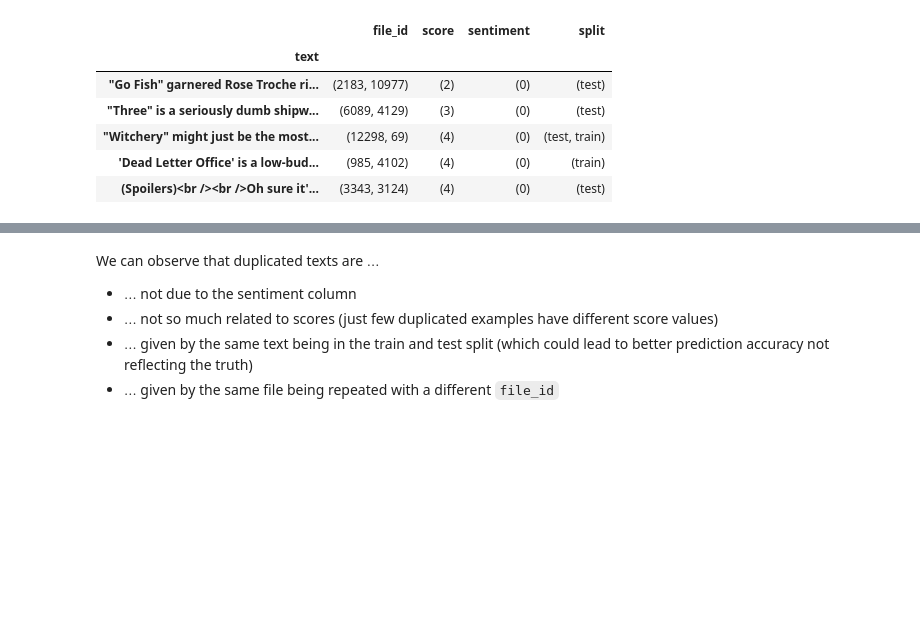
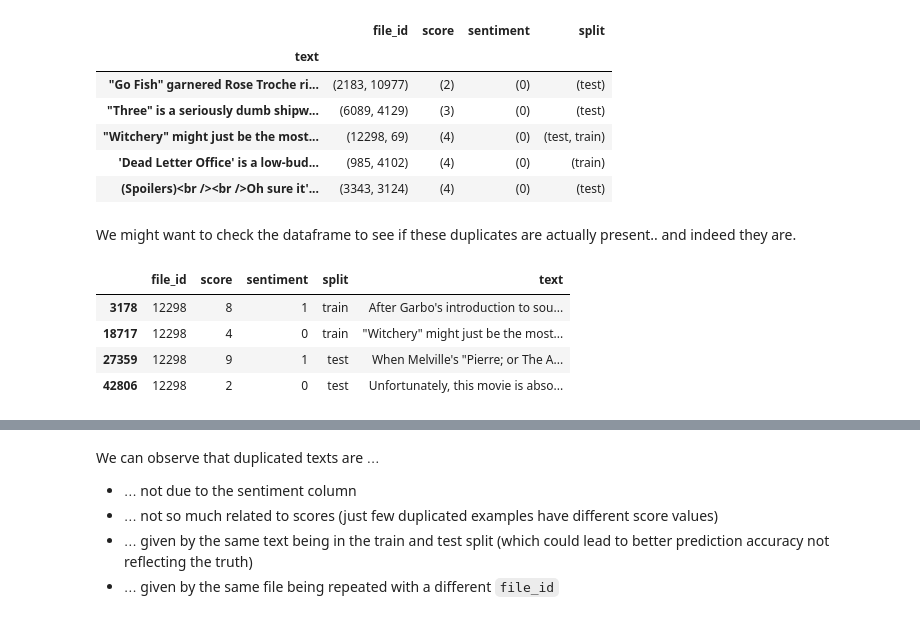
Before and after one commit to Wadaboa/nlp-assignments, a Jupyter notebook: sentiment_analysis.ipynb, the cells around one changed output, grey strips where cells are left out. Drawn from its saved outputs; the diff is of its cells as text; code cells hidden in the pictures; blank space fills up the shorter version.

```diff
--- a/sentiment_analysis.ipynb
+++ b/sentiment_analysis.ipynb
@@ -201,3 +200,13 @@ dup_texts.head()
 | "Witchery" might just be the most... | (12298, 69) | (4) | (0) | (test, train) |
 | 'Dead Letter Office' is a low-bud... | (985, 4102) | (4) | (0) | (train) |
 | (Spoilers)<br /><br />Oh sure it'... | (3343, 3124) | (4) | (0) | (test) |
+# %% [markdown]
+We might want to check the dataframe to see if these duplicates are actually present.. and indeed they are.
+# %%
+df.loc[df["file_id"] == "12298"]
+# %% [output]
+|  | file_id | score | sentiment | split | text |
+| 3178 | 12298 | 8 | 1 | train | After Garbo's introduction to sou... |
+| 18717 | 12298 | 4 | 0 | train | "Witchery" might just be the most... |
+| 27359 | 12298 | 9 | 1 | test | When Melville's "Pierre; or The A... |
+| 42806 | 12298 | 2 | 0 | test | Unfortunately, this movie is abso... |
```
Also changed, not shown: parts of 16 cells of this notebook.
